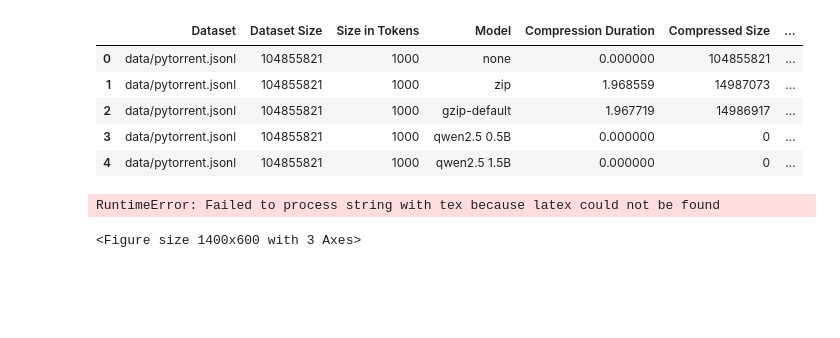
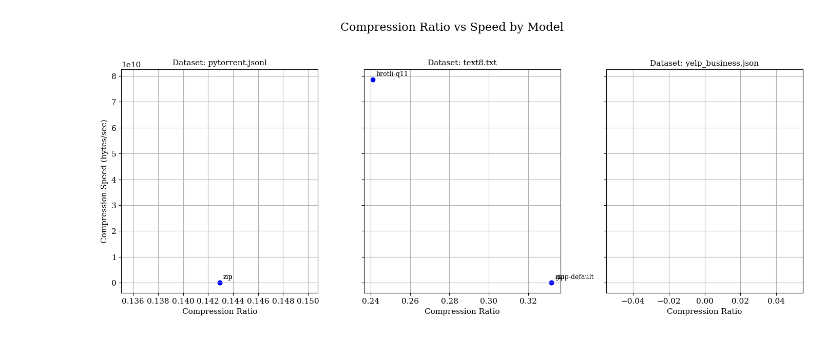
Before and after one commit to utndatasystems/compression-economics, a Jupyter notebook: other_files/llm_compression_plots/ADMS_barplots.ipynb, the cells around one changed output. Drawn from its saved outputs; the diff is of its cells as text; code cells hidden in the pictures; blank space fills up the shorter version.

```diff
--- a/other_files/llm_compression_plots/ADMS_barplots.ipynb
+++ b/other_files/llm_compression_plots/ADMS_barplots.ipynb
@@ -1,82 +1,47 @@
-# %%
-import pandas as pd
-import matplotlib.pyplot as plt
-import seaborn as sns
-from matplotlib.ticker import LogLocator
-import matplotlib
-
-# Load CSV file
-df = pd.read_csv('ADMS_engines.csv')
-
-# Compute metrics
-# Technique --> Model
-df['compression_ratio'] = df['Compressed Size'] / df['Dataset Size']
-df['compression_speed'] = df['Dataset Size'] / df['Compression Duration']
-
-# Get unique datasets
-datasets = df['Dataset'].unique()
-
-df.head()
-# %% [output]
-|  | Dataset | Dataset Size | Size in Tokens | Model | Compression Duration | Compressed Size | ... |
-| 0 | data/pytorrent.jsonl | 104855821 | 1000 | none | 0.000000 | 104855821 | ... |
-| 1 | data/pytorrent.jsonl | 104855821 | 1000 | zip | 1.968559 | 14987073 | ... |
-| 2 | data/pytorrent.jsonl | 104855821 | 1000 | gzip-default | 1.967719 | 14986917 | ... |
-| 3 | data/pytorrent.jsonl | 104855821 | 1000 | qwen2.5 0.5B | 0.000000 | 0 | ... |
-| 4 | data/pytorrent.jsonl | 104855821 | 1000 | qwen2.5 1.5B | 0.000000 | 0 | ... |
-# %%
-#print(mpl.rcParams['text.usetex'])
-
-matplotlib.rcParams['text.usetex'] = True # False
-
-def escape_latex(s):
-    replacements = {
-        '&': r'\&',
-        '%': r'\%',
-        '$': r'\$',
-        '#': r'\#',
-        '_': r'\_',
-        '{': r'\{',
-        '}': r'\}',
-        '~': r'\textasciitilde{}',
-        '^': r'\textasciicircum{}',
-        '\\': r'\textbackslash{}',
-    }
-
-    for old, new in replacements.items():
-        s = s.replace(old, new)
-
-    return s
 # %%
+import pandas as pd
+import matplotlib.pyplot as plt
+
+# Load CSV file
+df = pd.read_csv('ADMS_engines.csv')
+
+# Compute metrics
+# Technique --> Model
+df['compression_ratio'] = df['Compressed Size'] / df['Dataset Size']
+df['compression_speed'] = df['Dataset Size'] / df['Compression Duration']
+
+# Get unique datasets
+datasets = df['Dataset'].unique()
+
+
 # Create subplots
 fig, axes = plt.subplots(1, len(datasets), figsize=(14, 6), sharey=True)
 
 # Ensure axes is iterable
 if len(datasets) == 1:
     axes = [axes]
 
 # Plot per dataset
 for ax, dataset in zip(axes, datasets):
     subset = df[df['Dataset'] == dataset]
     ax.scatter(subset['compression_ratio'], subset['compression_speed'], color='blue')
 
     # Add annotations
     for _, row in subset.iterrows():
         ax.annotate(row['Model'],
                     (row['compression_ratio'], row['compression_speed']),
                     textcoords="offset points",
                     xytext=(5,5),
                     ha='left',
                     fontsize=9)
 
     ax.set_title(f'Dataset: {dataset.split("/")[-1]}')
     ax.set_xlabel('Compression Ratio')
     ax.grid(True)
 
 axes[0].set_ylabel('Compression Speed (bytes/sec)')
 fig.suptitle('Compression Ratio vs Speed by Model', fontsize=16)
-#plt.tight_layout(rect=[0, 0, 1, 0.95])
+plt.tight_layout(rect=[0, 0, 1, 0.95])
 plt.show()
 # %% [output]
-RuntimeError: Failed to process string with tex because latex could not be found
-<Figure size 1400x600 with 3 Axes>
+[figure, added]
```
Also changed, not shown: parts of 6 cells of this notebook, 1 other file.
